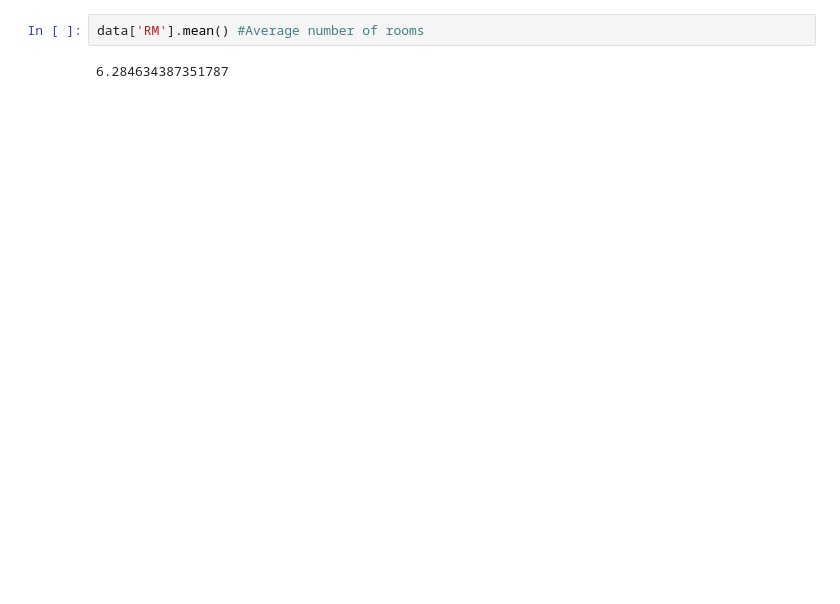
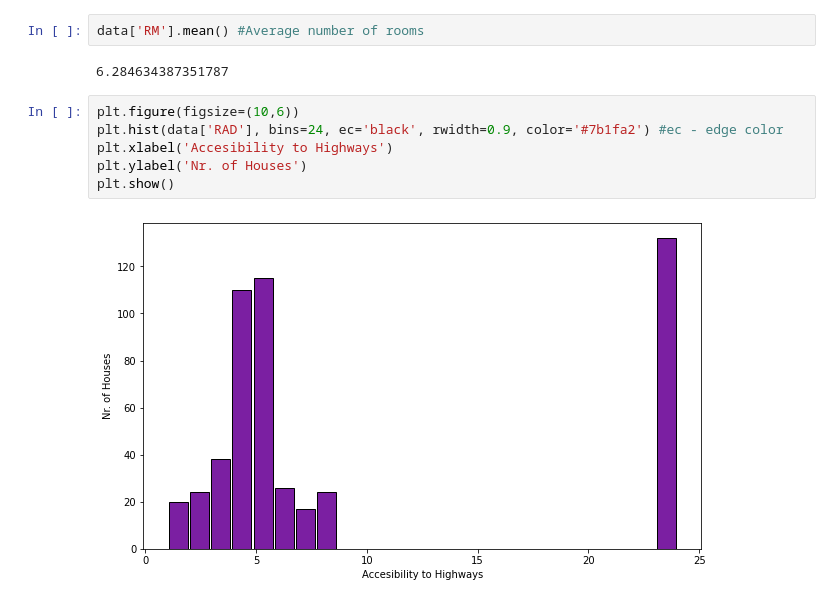
Before and after one commit to BeckMarquez/DataScience, a Jupyter notebook: House price prediction using Multivariant Regression/House price prediction using Multivariant Regression.ipynb, the cells around one changed output. Drawn from its saved outputs; the diff is of its cells as text; blank space fills up the shorter version.

```diff
--- a/House price prediction using Multivariant Regression/House price prediction using Multivariant Regression.ipynb
+++ b/House price prediction using Multivariant Regression/House price prediction using Multivariant Regression.ipynb
@@ -208,3 +208,11 @@ plt.show()
 data['RM'].mean() #Average number of rooms
 # %% [output]
 6.284634387351787
+# %%
+plt.figure(figsize=(10,6))
+plt.hist(data['RAD'], bins=24, ec='black', rwidth=0.9, color='#7b1fa2') #ec - edge color
+plt.xlabel('Accesibility to Highways')
+plt.ylabel('Nr. of Houses')
+plt.show()
+# %% [output]
+[figure, added]
```
Also changed, not shown: parts of 15 cells of this notebook.
